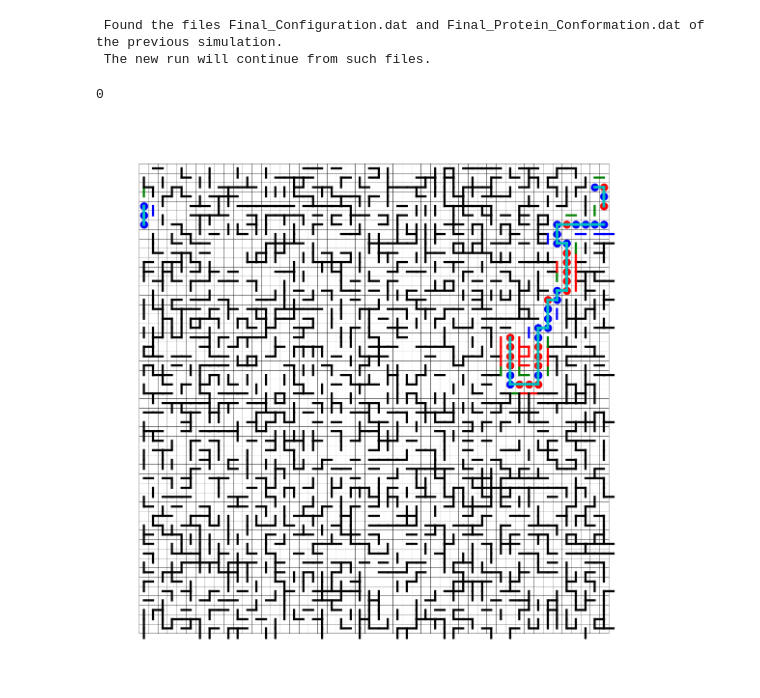
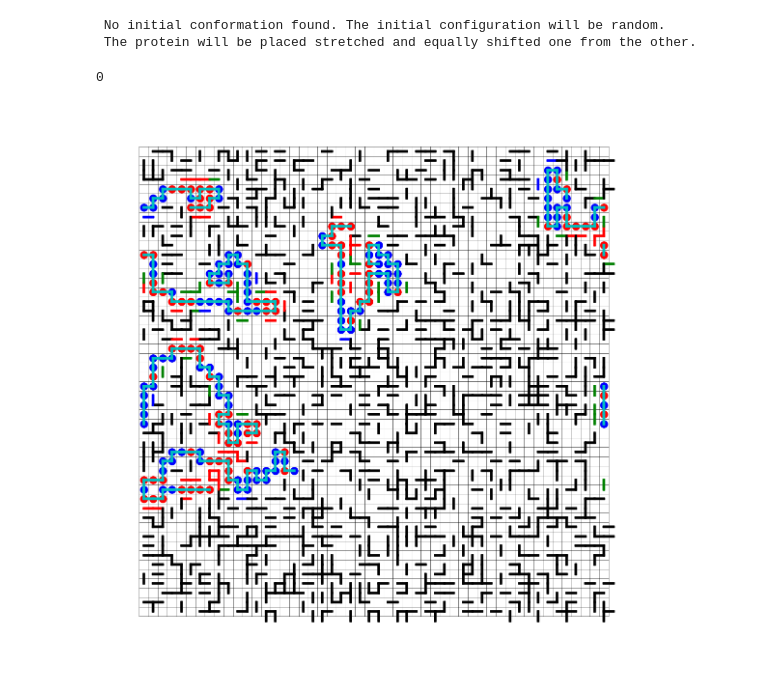
Before and after one commit to daviderevignas/hydrated_proteins_tutorial, a Jupyter notebook: python_utils/tutorial_2.ipynb, the cells around one changed output. Cells and saved outputs as stored; diff of their text form; code cells hidden in the pictures.

```diff
--- a/python_utils/tutorial_2.ipynb
+++ b/python_utils/tutorial_2.ipynb
@@ -67,8 +55,8 @@ AB42="DAEFRHDSGYEVHHQKLVFFAEDVGSNKGAIIGLMVGGVVIA"
 box_size=50
 temperature=0.5
 pressure=0.0007
-n_proteins=1
-n_running_steps=int(1e4)
+n_proteins=5
+n_running_steps=int(1e5)
 save_every=n_running_steps//100
 
 aa_sequence_in_numbers=[letter_to_number_map[ii] for ii in AB42]
@@ -76,7 +64,7 @@ n_monomers=len(aa_sequence_in_numbers)
 
 
 path_working_directory="../working_directory/"
-# os.system(f"rm -rf {path_working_directory:}/*")
+os.system(f"rm -rf {path_working_directory:}/*")
 os.system(f"cp ../fortran_source_code/MC_hydrated_proteins.exe {path_working_directory:}/MC_hydrated_proteins.exe")
 os.system(f"cp ../example_input_files/aapot_water.dat {path_working_directory:}/aapot_water.dat")
 os.system(f"cp ../example_input_files/water_parameters {path_working_directory:}/water_parameters")
@@ -142,8 +130,8 @@ with open(now_file, 'w') as f:
 # %%
 os.system(f"cd {path_working_directory:};./MC_hydrated_proteins.exe {np.random.randint(1000,1000000000)}")
 # %% [output]
- Found the files Final_Configuration.dat and Final_Protein_Conformation.dat of the previous simulation.
- The new run will continue from such files.
+ No initial conformation found. The initial configuration will be random.
+ The protein will be placed stretched and equally shifted one from the other.
 0
 # %%
 final_prot_conf=np.loadtxt(f"{path_working_directory:}/Final_Protein_Conformation.dat",dtype=np.int32)
@@ -188,48 +176,48 @@ x_pos,y_pos,list_of_times=convert_raw_conf_data(raw_conf_data,n_proteins,n_monom
 
 data_folding_labels = ["t","system energy","protein energy",
                     "system volume","$\#$ H bonds bulk","$\#$ H bonds PHO",
                     "$\#$ H bonds PHI","$\#$ H bonds mixed","$\#$ coop bonds",
                     "$\#$ coop bonds PHI","$\#$ PHO aa-water contacs","$\#$ PHI aa-water contacs"]
 
 
 raw_data_folding=np.loadtxt(f"{path_working_directory:}/output_files/Data_folding.dat")
 
 
 rx=np.loadtxt(f"{path_working_directory:}/output_files/rx.dat",dtype=np.int32)
 ry=np.loadtxt(f"{path_working_directory:}/output_files/ry.dat",dtype=np.int32)
 ver_HB=np.loadtxt(f"{path_working_directory:}/output_files/ver_HB.dat",dtype=np.int32)
 hor_HB=np.loadtxt(f"{path_working_directory:}/output_files/hor_HB.dat",dtype=np.int32)
 
 
 def plot_grid(ax,box_size):
     for i_line in range(box_size+1):
         ax.plot(i_line*np.array([1,1])+.5,np.array([0, box_size])+.5,'-k',linewidth=.1)
         ax.plot(np.array([0, box_size])+.5,i_line*np.array([1,1])+.5,'-k',linewidth=.1)
 
 
 
-i_prot=0
-
 i_t=98
 fig,ax=plt.subplots(figsize=(3,3))
 ax.set_axis_off()
 plot_grid(ax,box_size)
-for i_mon in range(n_monomers):
-    now_col='b'
-    if aa_is_PHO[-aa_sequence_in_numbers[i_mon]-1]:
-        now_col='r'
 
-    ax.plot(x_pos[i_mon,i_prot,i_t],y_pos[i_mon,i_prot,i_t],'o',
-            color=now_col,
-            markersize=3,
-            markeredgewidth=0.0)
-for i_mon in range(n_monomers-1):
-    dx=x_pos[i_mon+1,i_prot,i_t]-x_pos[i_mon,i_prot,i_t]
-    dy=y_pos[i_mon+1,i_prot,i_t]-y_pos[i_mon,i_prot,i_t]
-    if np.abs(dx)<=1 and np.abs(dy)<=1:
-        ax.plot([x_pos[i_mon+1,i_prot,i_t],x_pos[i_mon,i_prot,i_t]],
-                [y_pos[i_mon+1,i_prot,i_t],y_pos[i_mon,i_prot,i_t]],'-c',linewidth=1)
+for i_prot in range(n_proteins):
+    for i_mon in range(n_monomers):
+        now_col='b'
+        if aa_is_PHO[-aa_sequence_in_numbers[i_mon]-1]:
+            now_col='r'
 
-plot_HB(ax,hor_HB[i_t],ver_HB[i_t],rx,ry)
+        ax.plot(x_pos[i_mon,i_prot,i_t],y_pos[i_mon,i_prot,i_t],'o',
+                color=now_col,
+                markersize=3,
+                markeredgewidth=0.0)
+    for i_mon in range(n_monomers-1):
+        dx=x_pos[i_mon+1,i_prot,i_t]-x_pos[i_mon,i_prot,i_t]
+        dy=y_pos[i_mon+1,i_prot,i_t]-y_pos[i_mon,i_prot,i_t]
+        if np.abs(dx)<=1 and np.abs(dy)<=1:
+            ax.plot([x_pos[i_mon+1,i_prot,i_t],x_pos[i_mon,i_prot,i_t]],
+                    [y_pos[i_mon+1,i_prot,i_t],y_pos[i_mon,i_prot,i_t]],'-c',linewidth=1)
+
+    plot_HB(ax,hor_HB[i_t],ver_HB[i_t],rx,ry)
 # %% [output]
-[figure, old version]
+[figure, new version]
```
Also changed, not shown: parts of 1 cell of this notebook, 23 other files.
